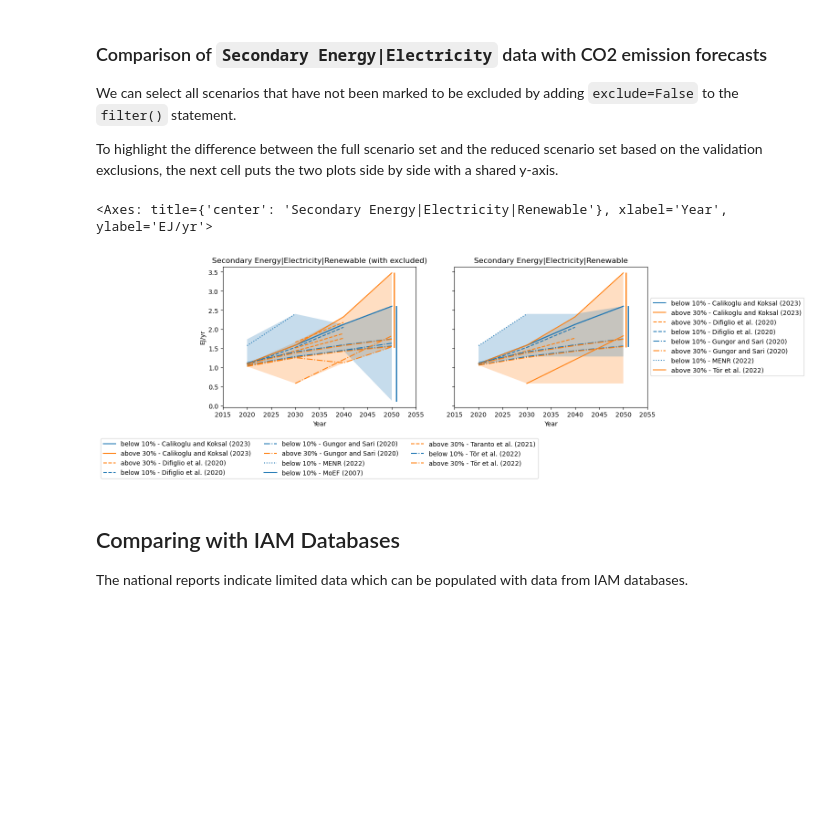
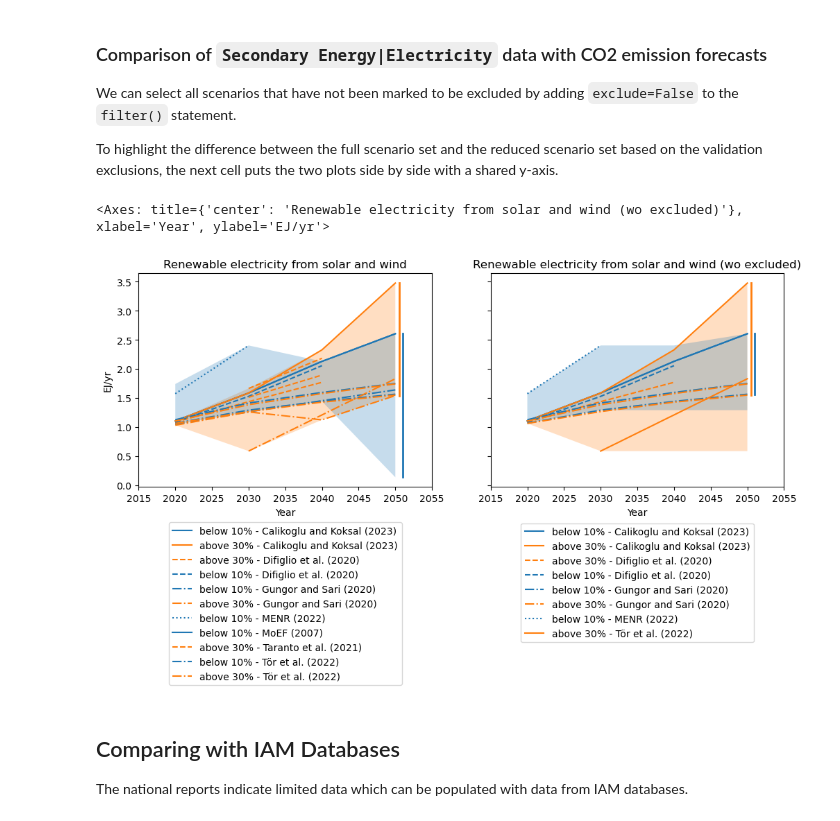
Before and after one commit to gorkemgungormetu/Turkish_energy_and_climate_pathways, a Jupyter notebook: meta_analysis.ipynb, the cells around one changed output. Cells and saved outputs as stored; diff of their text form; code cells hidden in the pictures; blank space fills up the shorter version.

```diff
--- a/meta_analysis.ipynb
+++ b/meta_analysis.ipynb
@@ -940,17 +943,17 @@ To highlight the difference between the full scenario set and the reduced scenar
 # %%
 %%capture --no-display
 
 fig, ax = plt.subplots(1, 2, figsize=(12, 4), sharey=True)
 
 df_se = df.filter(variable="Secondary Energy|Electricity", year=range(2020,2060))
 
 df_se.plot(ax=ax[0], color="Share of solar and wind", linestyle="model", fill_between=True, final_ranges=True,
-           title="Secondary Energy|Electricity|Renewable (with excluded)", legend={"loc":"outside bottom"})
+           title="Renewable electricity from solar and wind", legend=dict(loc='lower center', bbox_to_anchor=(0.5, -0.95)))
 df_se.filter(exclude=False).plot(ax=ax[1], color="Share of solar and wind", linestyle="model", fill_between=True, final_ranges=True,
-           title="Secondary Energy|Electricity|Renewable", legend={"loc":"outside right"})
+           title="Renewable electricity from solar and wind (wo excluded)", legend=dict(loc='lower center', bbox_to_anchor=(0.5, -0.75)))
 # %% [output]
-<Axes: title={'center': 'Secondary Energy|Electricity|Renewable'}, xlabel='Year', ylabel='EJ/yr'>
+<Axes: title={'center': 'Renewable electricity from solar and wind (wo excluded)'}, xlabel='Year', ylabel='EJ/yr'>
-[figure, old version]
+[figure, new version]
 # %% [markdown]
 ## Comparing with IAM Databases
 The national reports indicate limited data which can be populated with data from IAM databases.
```
Also changed, not shown: parts of 19 cells of this notebook.
